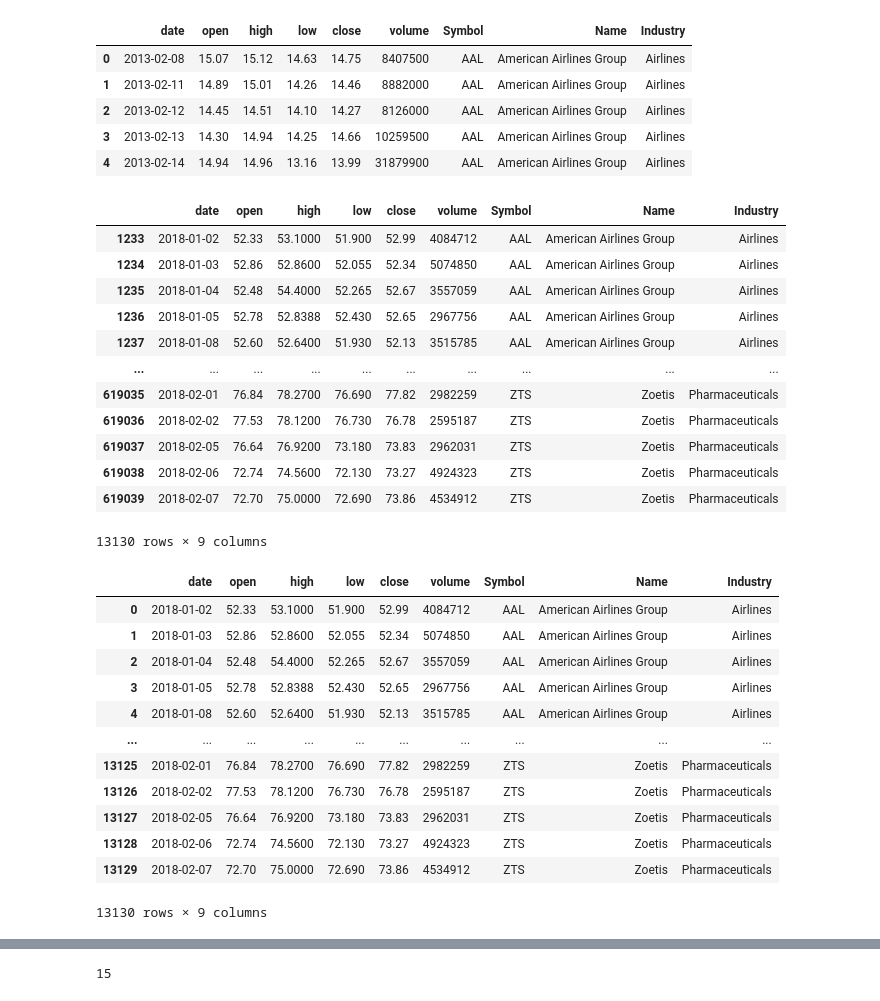
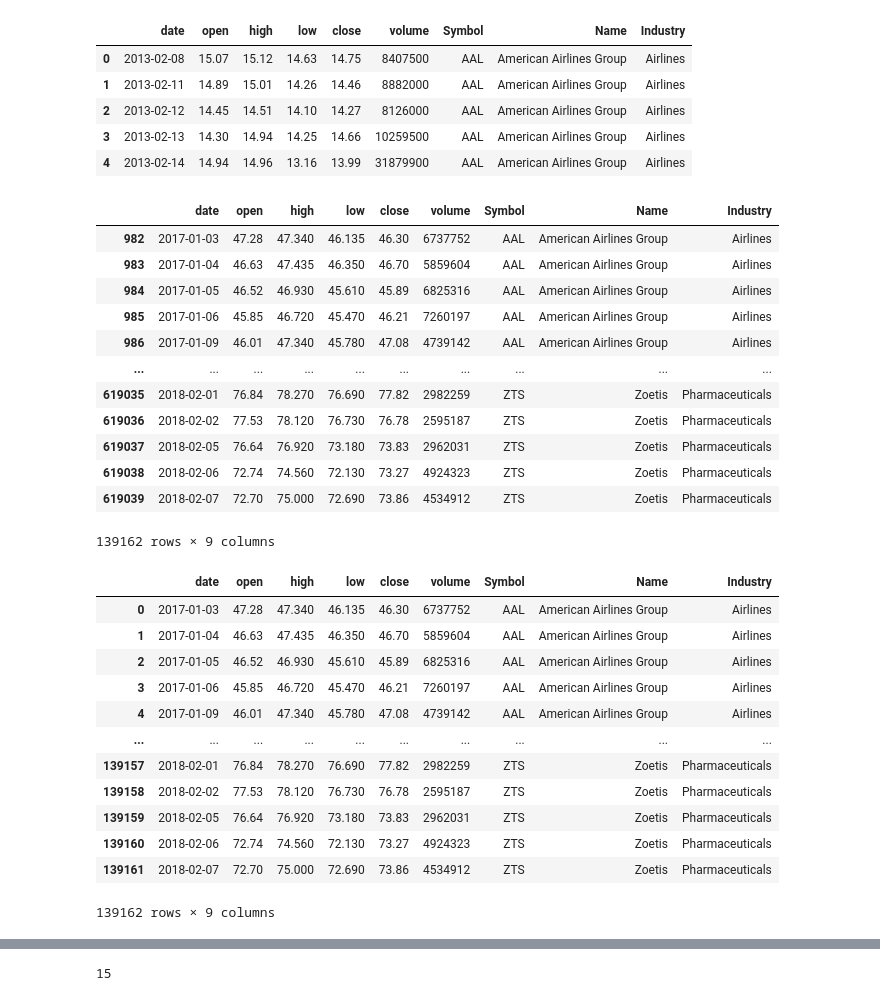
Before and after one commit to TracieDiepBautista/StockAnalytics, a Jupyter notebook: pandasDataManipulation-jy.ipynb, the cells around one changed output, grey strips where cells are left out. Saved outputs shown, nothing was run; the diff lists cells and outputs as text; code cells hidden in the pictures.

```diff
--- a/pandasDataManipulation-jy.ipynb
+++ b/pandasDataManipulation-jy.ipynb
@@ -53,39 +53,39 @@ merged_df.head()
 # %%
 # narrow down into 1 year (2018)
 
-one_year_df = merged_df.loc[merged_df["date"] >= "2018-01-01"]
+one_year_df = merged_df.loc[merged_df["date"] >= "2017-01-01"]
 one_year_df
 # %% [output]
 |  | date | open | high | low | close | volume | Symbol | Name | Industry |
-| 1233 | 2018-01-02 | 52.33 | 53.1000 | 51.900 | 52.99 | 4084712 | AAL | American Airlines Group | Airlines |
-| 1234 | 2018-01-03 | 52.86 | 52.8600 | 52.055 | 52.34 | 5074850 | AAL | American Airlines Group | Airlines |
-| 1235 | 2018-01-04 | 52.48 | 54.4000 | 52.265 | 52.67 | 3557059 | AAL | American Airlines Group | Airlines |
-| 1236 | 2018-01-05 | 52.78 | 52.8388 | 52.430 | 52.65 | 2967756 | AAL | American Airlines Group | Airlines |
-| 1237 | 2018-01-08 | 52.60 | 52.6400 | 51.930 | 52.13 | 3515785 | AAL | American Airlines Group | Airlines |
+| 982 | 2017-01-03 | 47.28 | 47.340 | 46.135 | 46.30 | 6737752 | AAL | American Airlines Group | Airlines |
+| 983 | 2017-01-04 | 46.63 | 47.435 | 46.350 | 46.70 | 5859604 | AAL | American Airlines Group | Airlines |
+| 984 | 2017-01-05 | 46.52 | 46.930 | 45.610 | 45.89 | 6825316 | AAL | American Airlines Group | Airlines |
+| 985 | 2017-01-06 | 45.85 | 46.720 | 45.470 | 46.21 | 7260197 | AAL | American Airlines Group | Airlines |
+| 986 | 2017-01-09 | 46.01 | 47.340 | 45.780 | 47.08 | 4739142 | AAL | American Airlines Group | Airlines |
 | ... | ... | ... | ... | ... | ... | ... | ... | ... | ... |
-| 619035 | 2018-02-01 | 76.84 | 78.2700 | 76.690 | 77.82 | 2982259 | ZTS | Zoetis | Pharmaceuticals |
-| 619036 | 2018-02-02 | 77.53 | 78.1200 | 76.730 | 76.78 | 2595187 | ZTS | Zoetis | Pharmaceuticals |
-| 619037 | 2018-02-05 | 76.64 | 76.9200 | 73.180 | 73.83 | 2962031 | ZTS | Zoetis | Pharmaceuticals |
-| 619038 | 2018-02-06 | 72.74 | 74.5600 | 72.130 | 73.27 | 4924323 | ZTS | Zoetis | Pharmaceuticals |
-| 619039 | 2018-02-07 | 72.70 | 75.0000 | 72.690 | 73.86 | 4534912 | ZTS | Zoetis | Pharmaceuticals |
+| 619035 | 2018-02-01 | 76.84 | 78.270 | 76.690 | 77.82 | 2982259 | ZTS | Zoetis | Pharmaceuticals |
+| 619036 | 2018-02-02 | 77.53 | 78.120 | 76.730 | 76.78 | 2595187 | ZTS | Zoetis | Pharmaceuticals |
+| 619037 | 2018-02-05 | 76.64 | 76.920 | 73.180 | 73.83 | 2962031 | ZTS | Zoetis | Pharmaceuticals |
+| 619038 | 2018-02-06 | 72.74 | 74.560 | 72.130 | 73.27 | 4924323 | ZTS | Zoetis | Pharmaceuticals |
+| 619039 | 2018-02-07 | 72.70 | 75.000 | 72.690 | 73.86 | 4534912 | ZTS | Zoetis | Pharmaceuticals |
-13130 rows × 9 columns
+139162 rows × 9 columns
 # %%
 one_year_df = one_year_df.reset_index(drop=True)
 one_year_df
 # %% [output]
 |  | date | open | high | low | close | volume | Symbol | Name | Industry |
-| 0 | 2018-01-02 | 52.33 | 53.1000 | 51.900 | 52.99 | 4084712 | AAL | American Airlines Group | Airlines |
-| 1 | 2018-01-03 | 52.86 | 52.8600 | 52.055 | 52.34 | 5074850 | AAL | American Airlines Group | Airlines |
-| 2 | 2018-01-04 | 52.48 | 54.4000 | 52.265 | 52.67 | 3557059 | AAL | American Airlines Group | Airlines |
-| 3 | 2018-01-05 | 52.78 | 52.8388 | 52.430 | 52.65 | 2967756 | AAL | American Airlines Group | Airlines |
-| 4 | 2018-01-08 | 52.60 | 52.6400 | 51.930 | 52.13 | 3515785 | AAL | American Airlines Group | Airlines |
+| 0 | 2017-01-03 | 47.28 | 47.340 | 46.135 | 46.30 | 6737752 | AAL | American Airlines Group | Airlines |
+| 1 | 2017-01-04 | 46.63 | 47.435 | 46.350 | 46.70 | 5859604 | AAL | American Airlines Group | Airlines |
+| 2 | 2017-01-05 | 46.52 | 46.930 | 45.610 | 45.89 | 6825316 | AAL | American Airlines Group | Airlines |
+| 3 | 2017-01-06 | 45.85 | 46.720 | 45.470 | 46.21 | 7260197 | AAL | American Airlines Group | Airlines |
+| 4 | 2017-01-09 | 46.01 | 47.340 | 45.780 | 47.08 | 4739142 | AAL | American Airlines Group | Airlines |
 | ... | ... | ... | ... | ... | ... | ... | ... | ... | ... |
-| 13125 | 2018-02-01 | 76.84 | 78.2700 | 76.690 | 77.82 | 2982259 | ZTS | Zoetis | Pharmaceuticals |
-| 13126 | 2018-02-02 | 77.53 | 78.1200 | 76.730 | 76.78 | 2595187 | ZTS | Zoetis | Pharmaceuticals |
-| 13127 | 2018-02-05 | 76.64 | 76.9200 | 73.180 | 73.83 | 2962031 | ZTS | Zoetis | Pharmaceuticals |
-| 13128 | 2018-02-06 | 72.74 | 74.5600 | 72.130 | 73.27 | 4924323 | ZTS | Zoetis | Pharmaceuticals |
-| 13129 | 2018-02-07 | 72.70 | 75.0000 | 72.690 | 73.86 | 4534912 | ZTS | Zoetis | Pharmaceuticals |
+| 139157 | 2018-02-01 | 76.84 | 78.270 | 76.690 | 77.82 | 2982259 | ZTS | Zoetis | Pharmaceuticals |
+| 139158 | 2018-02-02 | 77.53 | 78.120 | 76.730 | 76.78 | 2595187 | ZTS | Zoetis | Pharmaceuticals |
+| 139159 | 2018-02-05 | 76.64 | 76.920 | 73.180 | 73.83 | 2962031 | ZTS | Zoetis | Pharmaceuticals |
+| 139160 | 2018-02-06 | 72.74 | 74.560 | 72.130 | 73.27 | 4924323 | ZTS | Zoetis | Pharmaceuticals |
+| 139161 | 2018-02-07 | 72.70 | 75.000 | 72.690 | 73.86 | 4534912 | ZTS | Zoetis | Pharmaceuticals |
-13130 rows × 9 columns
+139162 rows × 9 columns
 # %%
 quantity = one_year_df["Name"].unique()
 quantity
```
Also changed, not shown: parts of 4 cells of this notebook, 3 other files.
